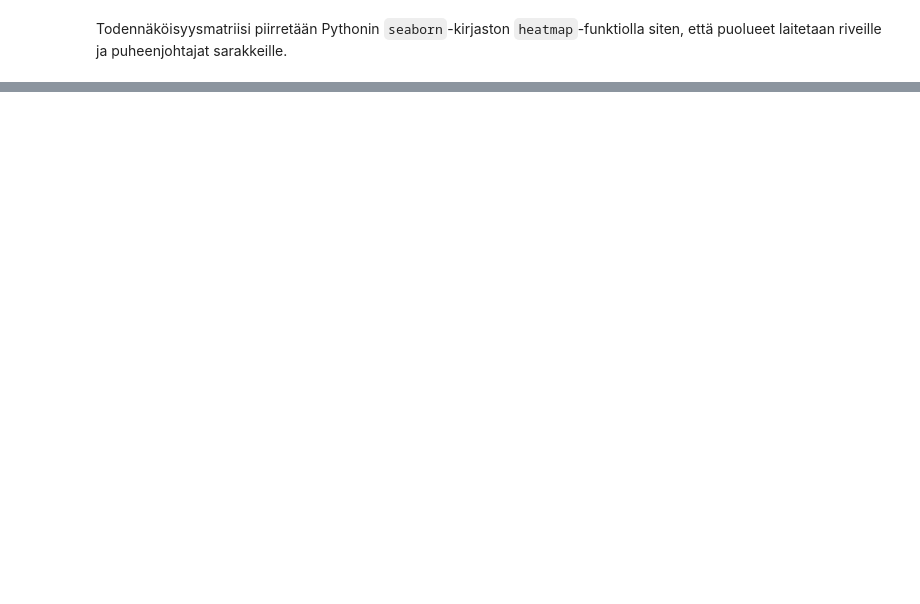
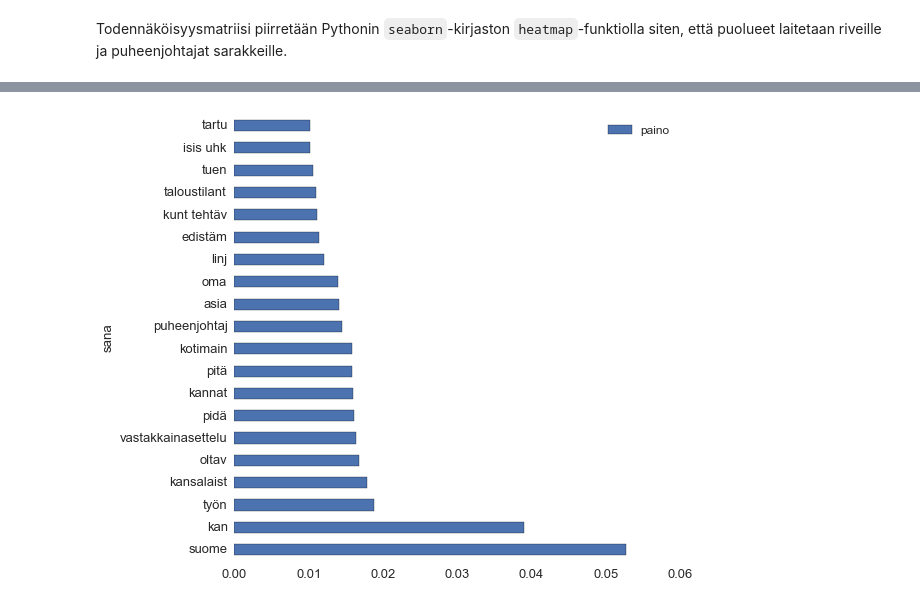
Before and after one commit to wallinm1/vaalikone-text-mining, a Jupyter notebook: Ylen_Vaalikone_2015.ipynb, the cells around one changed output, grey strips where cells are left out. Cells and saved outputs as stored; diff of their text form; code cells hidden in the pictures; blank space fills up the shorter version.

```diff
--- a/Ylen_Vaalikone_2015.ipynb
+++ b/Ylen_Vaalikone_2015.ipynb
@@ -306,0 +313,11 @@ Lievä pettymys on se miten alhaisiksi osumatodennäköisyydet yleisesti jääv
+# %%
+vastaukset_stubb = np.ravel(xtest[7, :].todense())
+malli_keskusta = clfs_fin[u'Suomen Keskusta']
+loadings = np.ravel(malli_keskusta.coef_)*vastaukset_stubb
+df_loadings = pd.DataFrame({'sana':names_long, 'paino':loadings})
+df_loadings.sort(['paino'], ascending = False, inplace = True)
+df_loadings = df_loadings[0:20]
+df_loadings = df_loadings.set_index(df_loadings.sana)
+df_loadings.plot(kind = 'barh', fontsize = 13);
+# %% [output]
+[figure, added]
```
Also changed, not shown: parts of 15 cells of this notebook.
